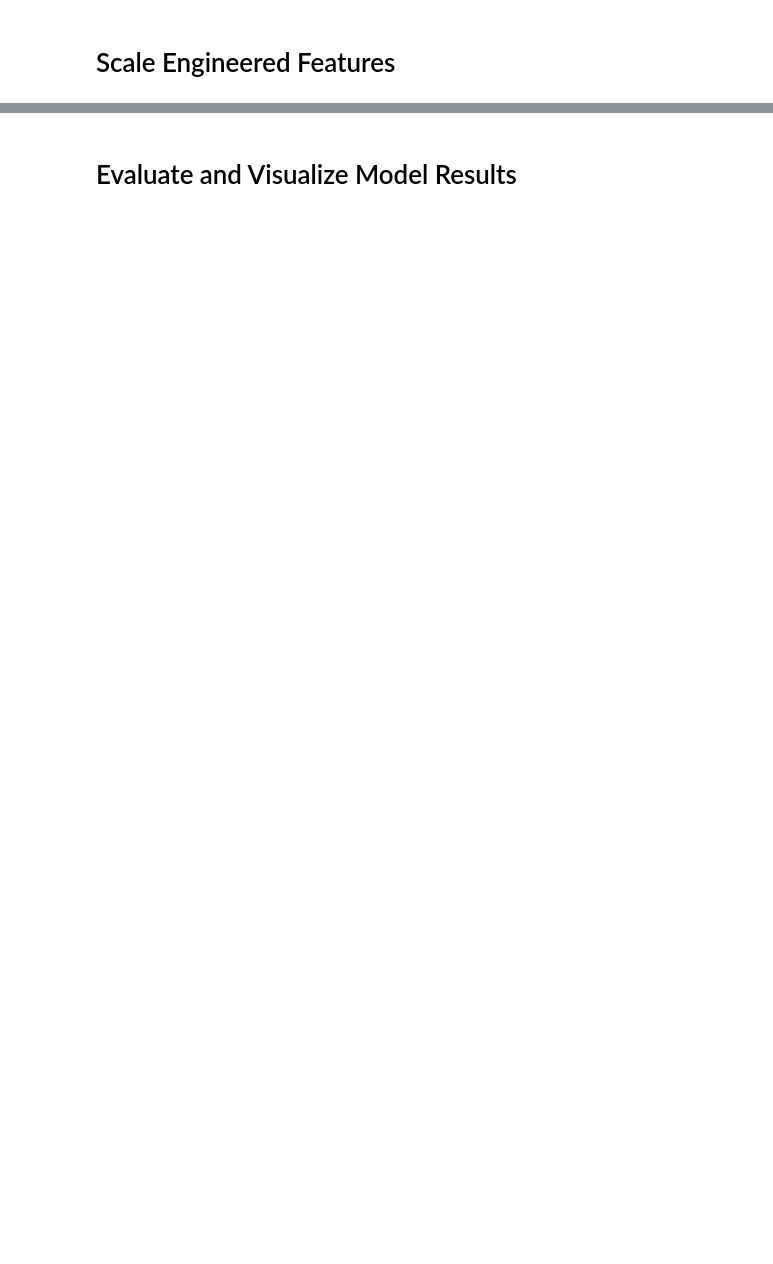
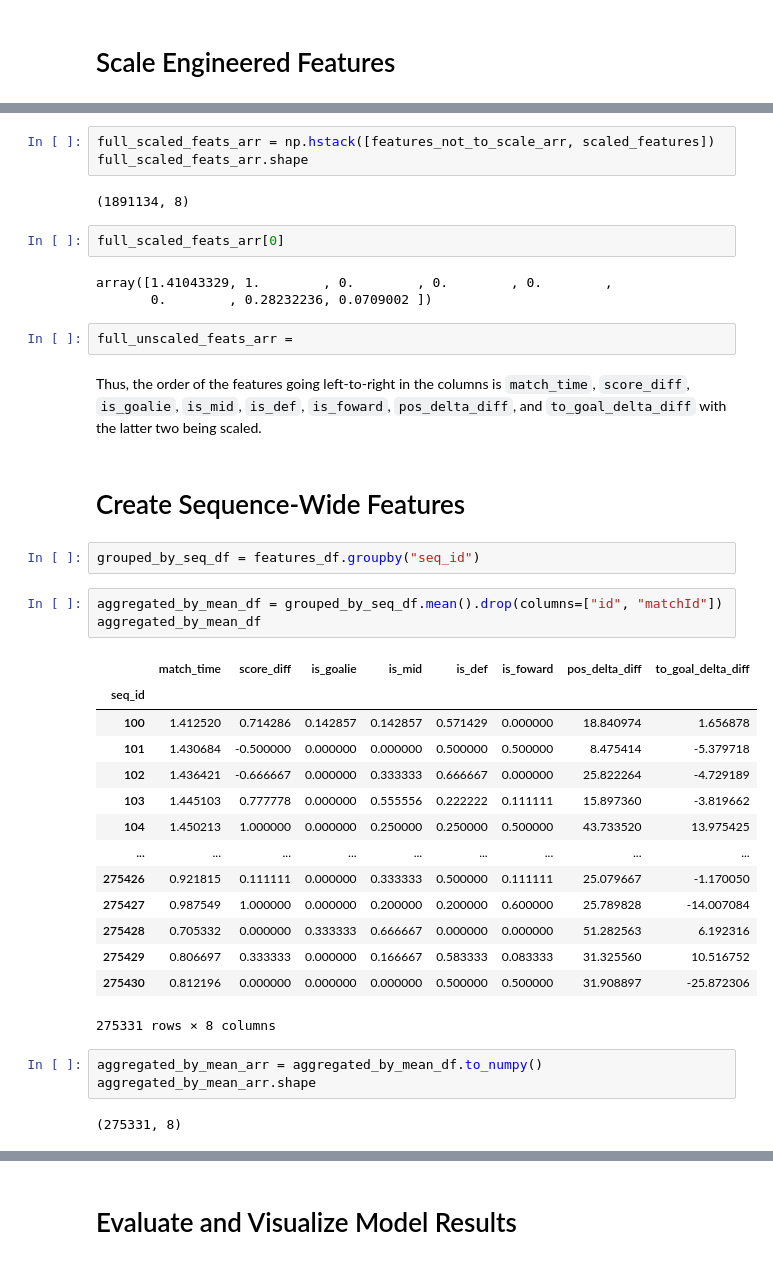
Before and after one commit to gosebastian12/Set_Piece_Strategy, a Jupyter notebook: notebooks/2_Clustering_Investigation.ipynb, the cells around one changed output, grey strips where cells are left out. Drawn from its saved outputs; the diff is of its cells as text; blank space fills up the shorter version.

```diff
--- a/notebooks/2_Clustering_Investigation.ipynb
+++ b/notebooks/2_Clustering_Investigation.ipynb
@@ -56,0 +262,41 @@ sequences_df = pd.concat()
+# %%
+full_scaled_feats_arr = np.hstack([features_not_to_scale_arr, scaled_features])
+full_scaled_feats_arr.shape
+# %% [output]
+(1891134, 8)
+# %%
+full_scaled_feats_arr[0]
+# %% [output]
+array([1.41043329, 1.        , 0.        , 0.        , 0.        ,
+       0.        , 0.28232236, 0.0709002 ])
+# %%
+full_unscaled_feats_arr =
+# %% [markdown]
+Thus, the order of the features going left-to-right in the columns is `match_time`, `score_diff`, `is_goalie`, `is_mid`, `is_def`, `is_foward`, `pos_delta_diff`, and `to_goal_delta_diff` with the latter two being scaled.
+# %% [markdown]
+# Create Sequence-Wide Features
+# %%
+grouped_by_seq_df = features_df.groupby("seq_id")
+# %%
+aggregated_by_mean_df = grouped_by_seq_df.mean().drop(columns=["id", "matchId"])
+aggregated_by_mean_df
+# %% [output]
+|  | match_time | score_diff | is_goalie | is_mid | is_def | is_foward | pos_delta_diff | to_goal_delta_diff |
+| seq_id |  |  |  |  |  |  |  |  |
+| 100 | 1.412520 | 0.714286 | 0.142857 | 0.142857 | 0.571429 | 0.000000 | 18.840974 | 1.656878 |
+| 101 | 1.430684 | -0.500000 | 0.000000 | 0.000000 | 0.500000 | 0.500000 | 8.475414 | -5.379718 |
+| 102 | 1.436421 | -0.666667 | 0.000000 | 0.333333 | 0.666667 | 0.000000 | 25.822264 | -4.729189 |
+| 103 | 1.445103 | 0.777778 | 0.000000 | 0.555556 | 0.222222 | 0.111111 | 15.897360 | -3.819662 |
+| 104 | 1.450213 | 1.000000 | 0.000000 | 0.250000 | 0.250000 | 0.500000 | 43.733520 | 13.975425 |
+| ... | ... | ... | ... | ... | ... | ... | ... | ... |
+| 275426 | 0.921815 | 0.111111 | 0.000000 | 0.333333 | 0.500000 | 0.111111 | 25.079667 | -1.170050 |
+| 275427 | 0.987549 | 1.000000 | 0.000000 | 0.200000 | 0.200000 | 0.600000 | 25.789828 | -14.007084 |
+| 275428 | 0.705332 | 0.000000 | 0.333333 | 0.666667 | 0.000000 | 0.000000 | 51.282563 | 6.192316 |
+| 275429 | 0.806697 | 0.333333 | 0.000000 | 0.166667 | 0.583333 | 0.083333 | 31.325560 | 10.516752 |
+| 275430 | 0.812196 | 0.000000 | 0.000000 | 0.000000 | 0.500000 | 0.500000 | 31.908897 | -25.872306 |
+275331 rows × 8 columns
+# %%
+aggregated_by_mean_arr = aggregated_by_mean_df.to_numpy()
+aggregated_by_mean_arr.shape
+# %% [output]
+(275331, 8)
```
Also changed, not shown: parts of 89 cells of this notebook, 10 other files.
